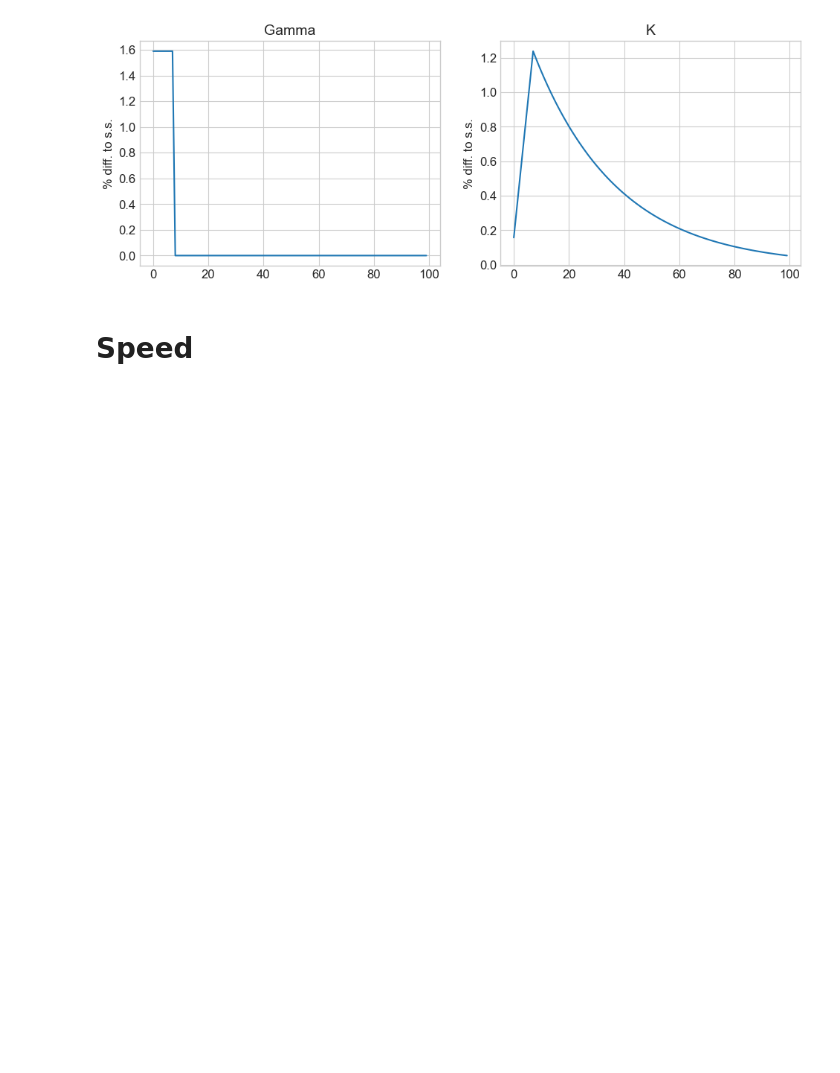
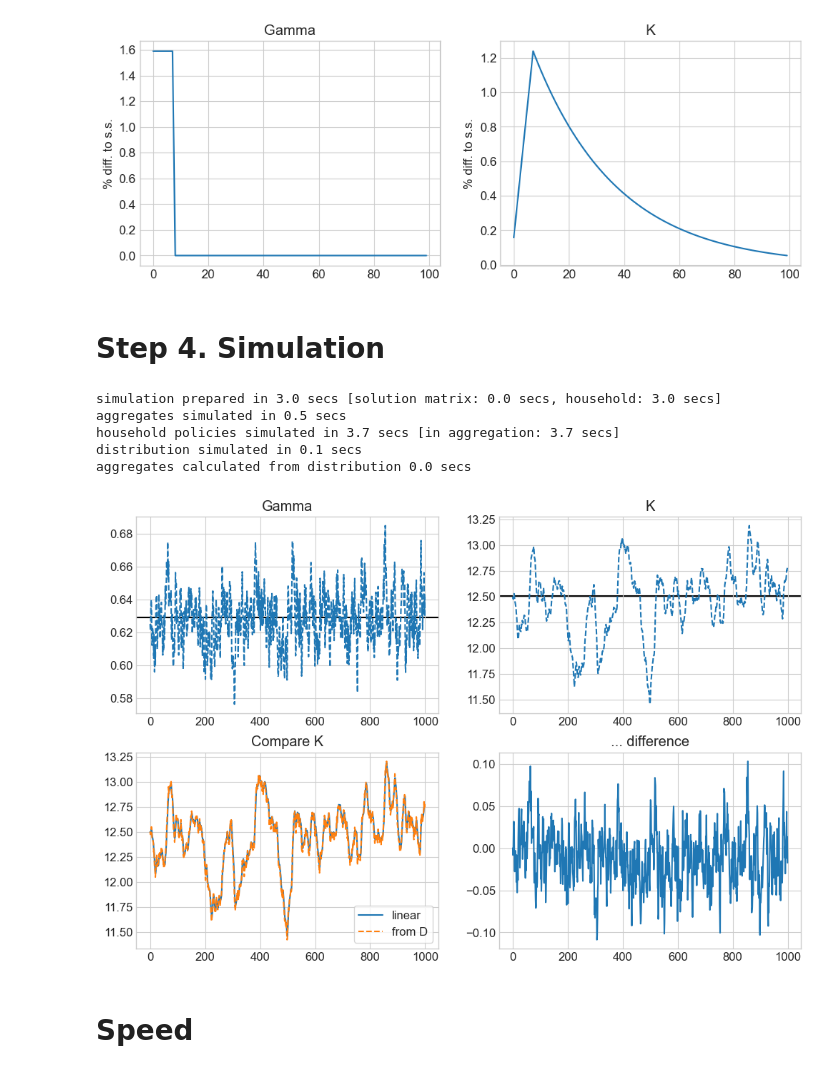
Before and after one commit to NumEconCopenhagen/GEModelToolsNotebooks, a Jupyter notebook: 01. Test.ipynb, the cells around one changed output. Cells and saved outputs as stored; diff of their text form; code cells hidden in the pictures; blank space fills up the shorter version.

Commit message:
Update with simulation example

```diff
--- a/01. Test.ipynb
+++ b/01. Test.ipynb
@@ -416,6 +423,41 @@ model.show_IRFs(['Gamma','K'],T_max=100,do_shocks=False,do_targets=False)
 # %% [output]
 ### varnames ###
 [figure]
+# %% [markdown]
+# Step 4. Simulation
+# %%
+np.random.seed(1917)
+model.simulate(do_print=True)
+# %% [output]
+simulation prepared in 3.0 secs [solution matrix: 0.0 secs, household: 3.0 secs]
+aggregates simulated in 0.5 secs
+household policies simulated in 3.7 secs [in aggregation: 3.7 secs]
+distribution simulated in 0.1 secs
+aggregates calculated from distribution 0.0 secs
+# %%
+fig = plt.figure(figsize=(12,8),dpi=100)
+
+ax = fig.add_subplot(2,2,1)
+ax.set_title('Gamma')
+ax.plot(ss.Gamma+sim.dGamma,ls='--')
+ax.axhline(ss.Gamma,color='black',zorder=0)
+
+ax = fig.add_subplot(2,2,2)
+ax.set_title('K')
+ax.plot(ss.K+sim.dK,ls='--',)
+ax.axhline(ss.K,color='black',zorder=0)
+
+ax = fig.add_subplot(2,2,3)
+ax.set_title('Compare K')
+ax.plot(ss.K+sim.dK,ls='-',label='linear');
+ax.plot(model.sim.A_hh_from_D,ls='--',label='from D')
+ax.legend(frameon=True)
+
+ax = fig.add_subplot(2,2,4)
+ax.set_title('... difference')
+ax.plot(model.sim.A_hh_from_D-(ss.K+sim.dK));
+# %% [output]
+[figure, added]
 # %% [markdown]
 # Speed
 # %%
```
Also changed, not shown: parts of 29 cells of this notebook, 5 other files.
